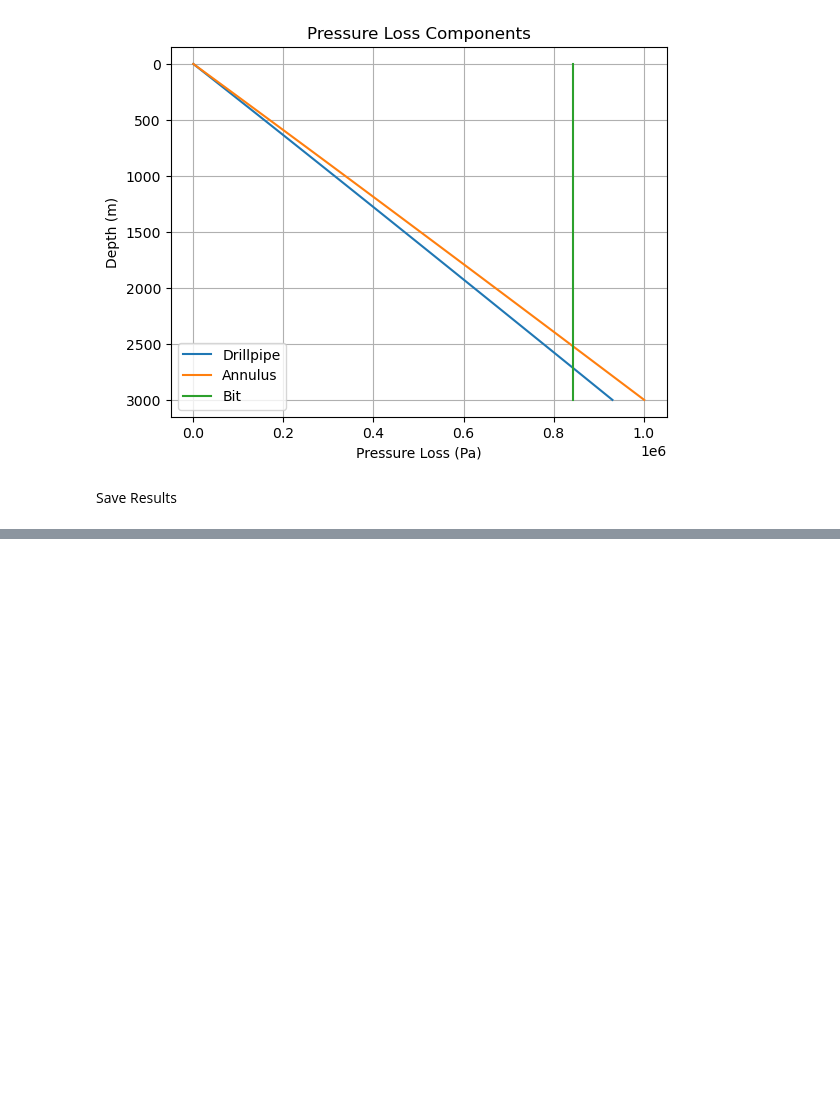
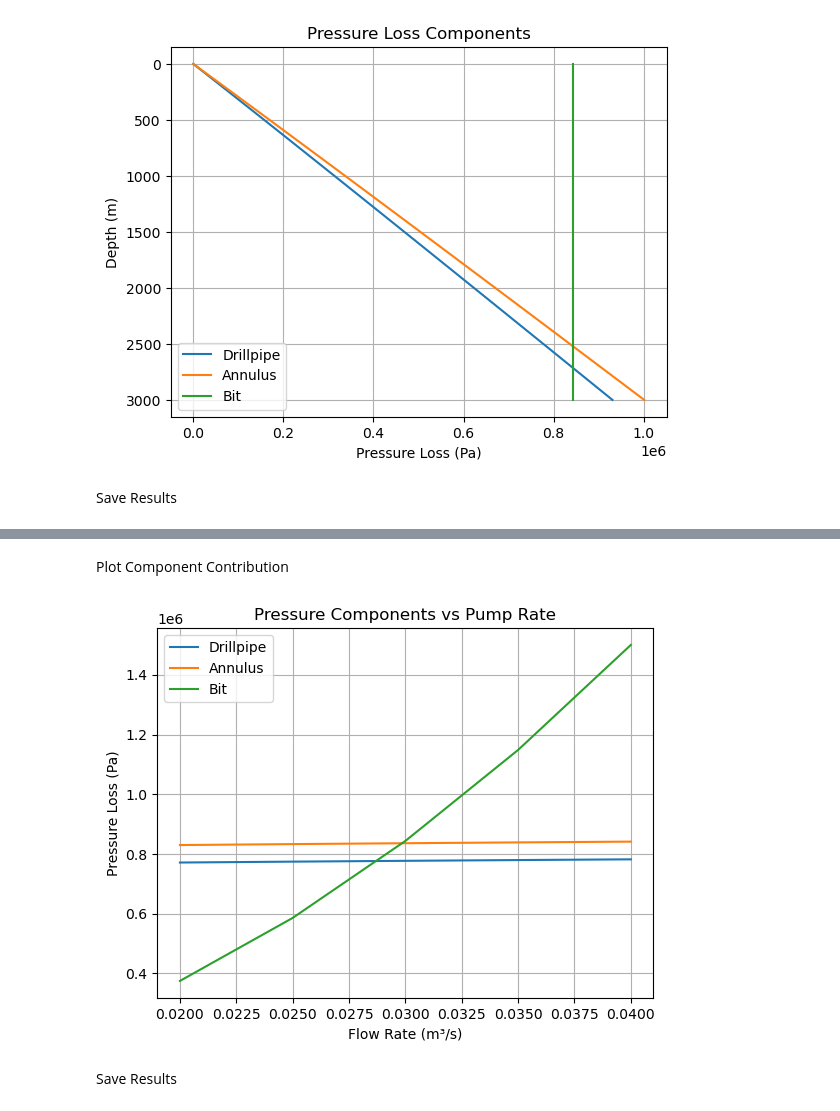
Before and after one commit to Bobi3828/drilling-analytics-engine, a Jupyter notebook: week_04_full_system/notebooks/full_system_analysis.ipynb, the cells around one changed output, grey strips where cells are left out. Cells and saved outputs as stored; diff of their text form; code cells hidden in the pictures; blank space fills up the shorter version.

```diff
--- a/week_04_full_system/notebooks/full_system_analysis.ipynb
+++ b/week_04_full_system/notebooks/full_system_analysis.ipynb
@@ -288,0 +392,21 @@ results.to_csv("../results/spp_depth_profile.csv", index=False)
+# %% [markdown]
+Plot Component Contribution
+# %%
+plt.figure()
+
+plt.plot(pump_rates, dp_pipe_vs_flow, label="Drillpipe")
+plt.plot(pump_rates, dp_annulus_vs_flow, label="Annulus")
+plt.plot(pump_rates, dp_bit_vs_flow, label="Bit")
+
+plt.xlabel("Flow Rate (m³/s)")
+plt.ylabel("Pressure Loss (Pa)")
+plt.title("Pressure Components vs Pump Rate")
+
+plt.legend()
+plt.grid(True)
+
+plt.show()
+# %% [output]
+[figure, added]
+# %% [markdown]
+Save Results
```
Also changed, not shown: parts of 11 cells of this notebook, 3 other files.
